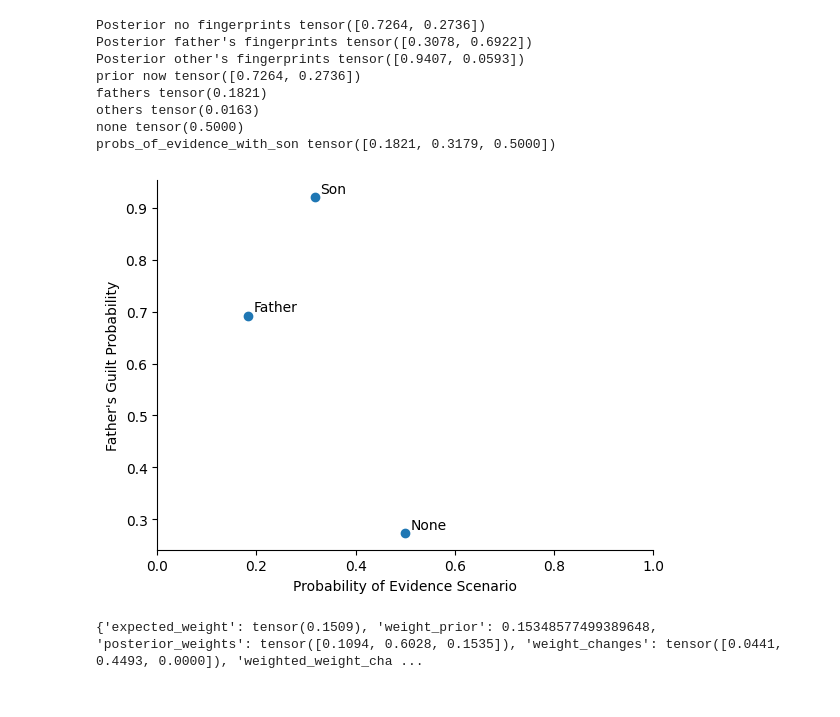
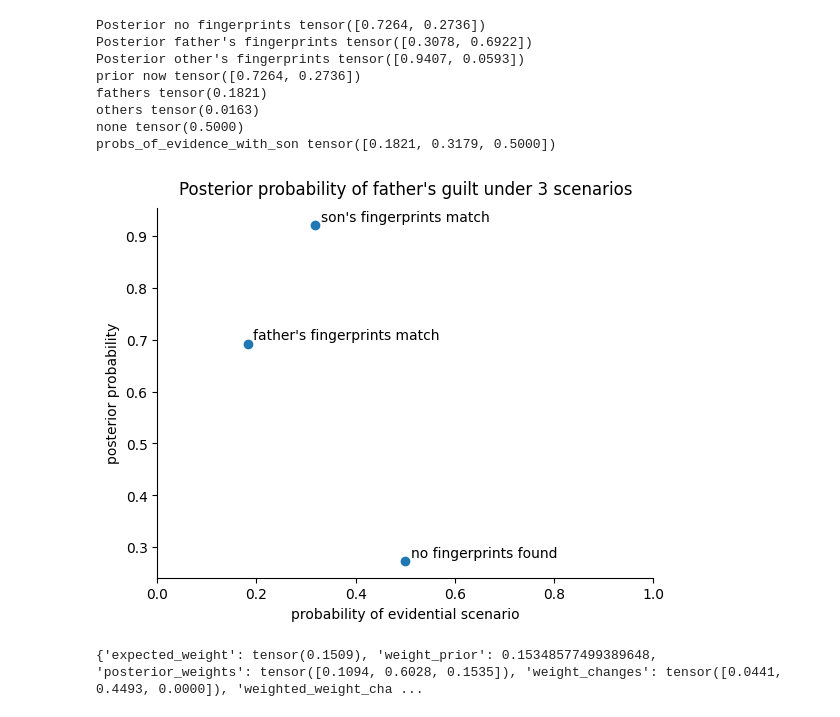
Before and after one commit to rfl-urbaniak/MRbook, a Jupyter notebook: weight-paper/scripts/nikodem_tinbox_revised.ipynb, the cells around one changed output. Saved outputs shown, nothing was run; the diff lists cells and outputs as text; code cells hidden in the pictures.

```diff
--- a/weight-paper/scripts/nikodem_tinbox_revised.ipynb
+++ b/weight-paper/scripts/nikodem_tinbox_revised.ipynb
@@ -733,30 +756,31 @@ probs_of_evidence_with_son tensor([0.1821, 0.3179, 0.5000])
 # %%
 posterior_guilt_probs = [father_posterior_fathers_fingerprint[1],
                          father_posterior_others_fingerprint[1],
                          father_posterior_no_fingerprint[1]]
 
-labels = ["Father", "Son", "None"]
+labels = ["father's fingerprints match", "son's fingerprints match", "no fingerprints found"]
 fig, ax = plt.subplots()
 ax.scatter(probs_of_evidence_with_son, posterior_guilt_probs)
 for i, label in enumerate(labels):
     ax.annotate(label,
                 (probs_of_evidence_with_son[i], posterior_guilt_probs[i]),
                 textcoords="offset points",
                 xytext=(4, 3),
                 ha='left',
                 fontsize=10)
 
-ax.set_xlabel("Probability of Evidence Scenario")
-ax.set_ylabel("Father's Guilt Probability")
+ax.set_xlabel("probability of evidential scenario")
+ax.set_title("Posterior probability of father's guilt under 3 scenarios", pad = 10)
+ax.set_ylabel("posterior probability")
 plt.xlim(0, 1)
 
 sns.despine()
 
 plt.savefig('figures/tinbox_posterior_probs_son.pdf')
 
 plt.show()
 # %% [output]
-[figure, old version]
+[figure, new version]
 # %%
 expected_weights_with_son = expected_weight(
     probs_of_evidence_with_son, father_prior_now,
```
Also changed, not shown: parts of 5 cells of this notebook, 6 other files.
